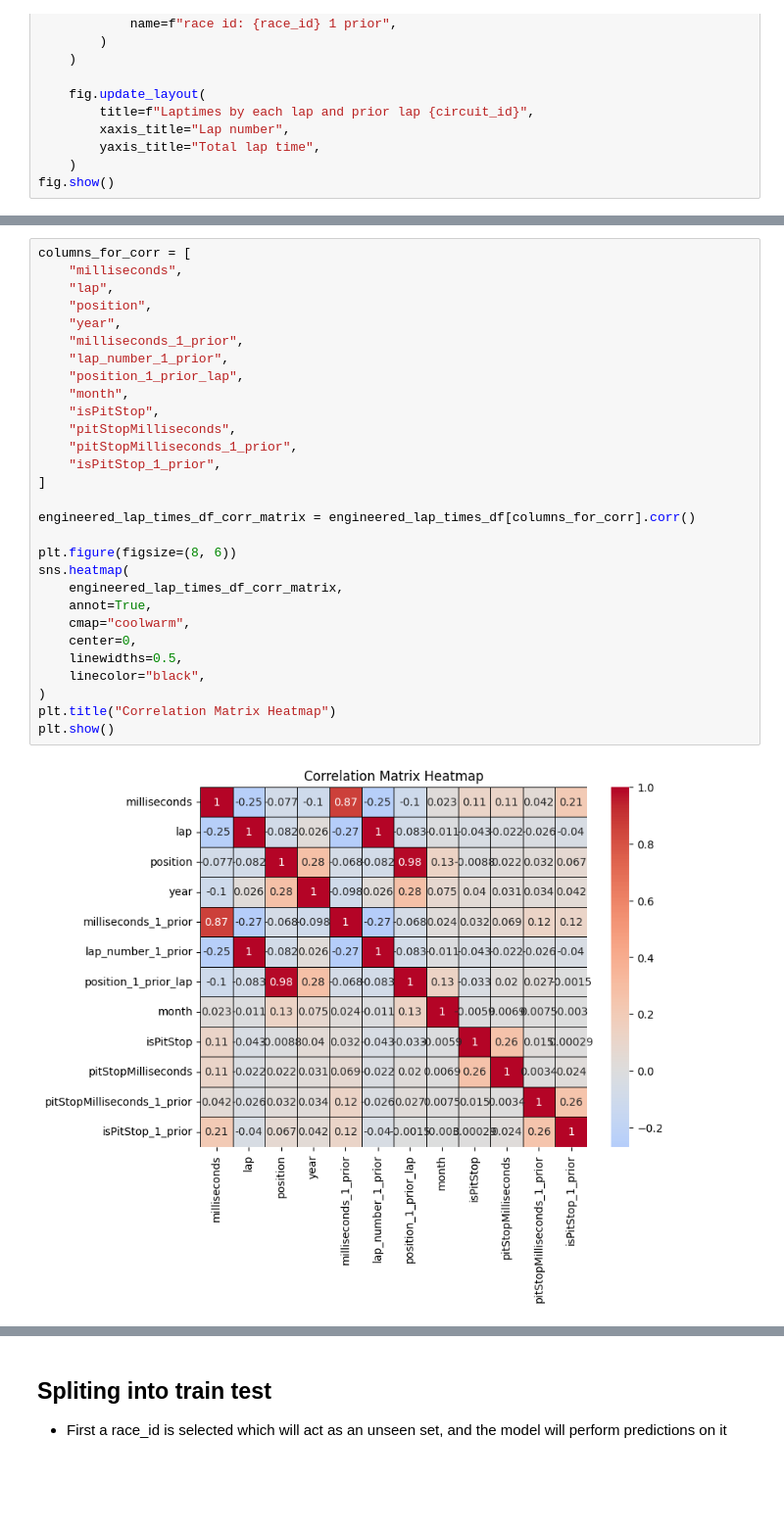
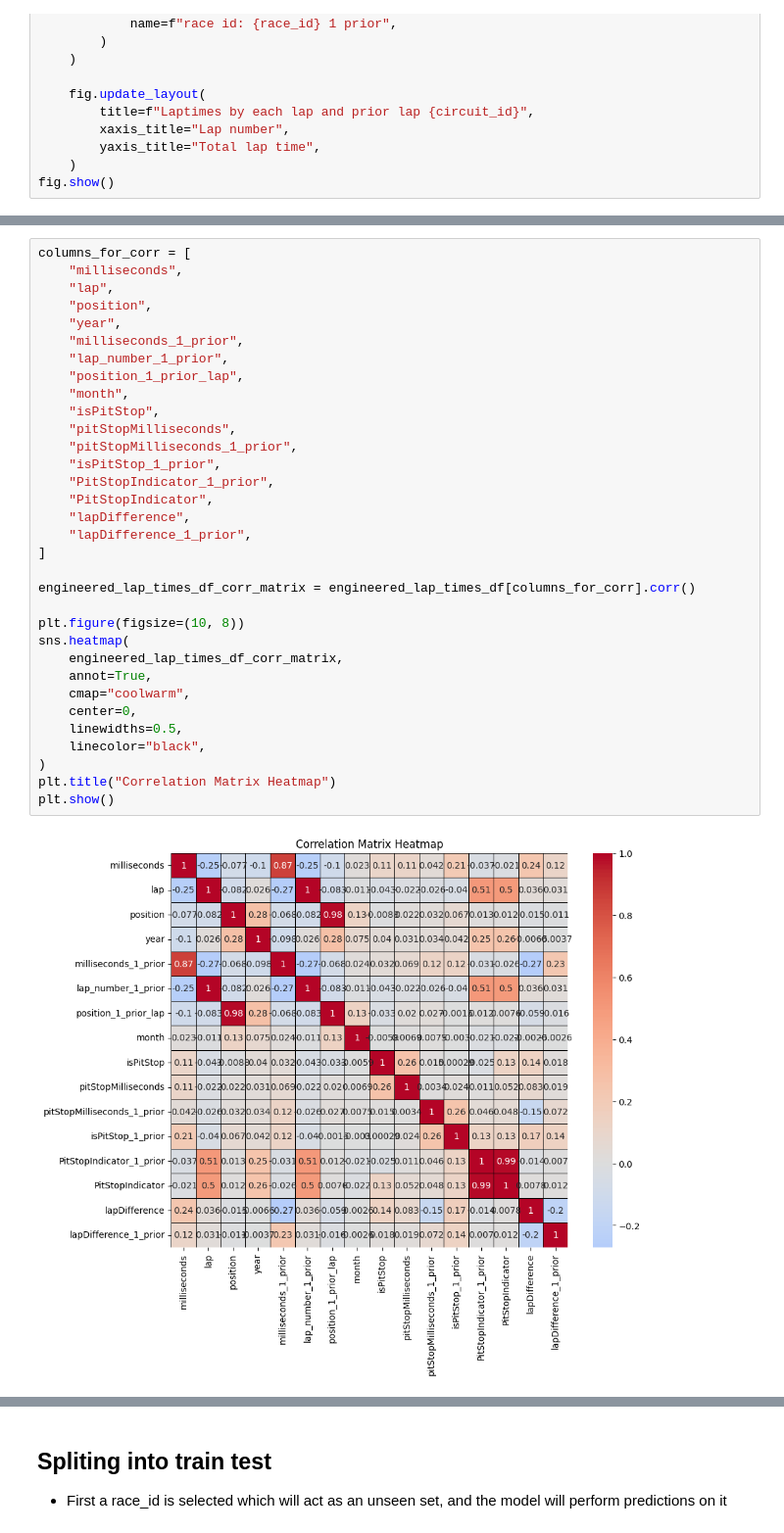
Before and after one commit to varunp04/predict-formula, a Jupyter notebook: src/model_training/master_pipeline_notebook.ipynb, the cells around one changed output, grey strips where cells are left out. Shown at 98% size. Drawn from its saved outputs; the diff is of its cells as text; blank space fills up the shorter version.

```diff
--- a/src/model_training/master_pipeline_notebook.ipynb
+++ b/src/model_training/master_pipeline_notebook.ipynb
@@ -373,31 +474,35 @@ Index(['raceId', 'lap', 'position', 'milliseconds', 'year', 'isPitStop',
 # %%
 columns_for_corr = [
     "milliseconds",
     "lap",
     "position",
     "year",
     "milliseconds_1_prior",
     "lap_number_1_prior",
     "position_1_prior_lap",
     "month",
     "isPitStop",
     "pitStopMilliseconds",
     "pitStopMilliseconds_1_prior",
     "isPitStop_1_prior",
+    "PitStopIndicator_1_prior",
+    "PitStopIndicator",
+    "lapDifference",
+    "lapDifference_1_prior",
 ]
 
 engineered_lap_times_df_corr_matrix = engineered_lap_times_df[columns_for_corr].corr()
 
-plt.figure(figsize=(8, 6))
+plt.figure(figsize=(10, 8))
 sns.heatmap(
     engineered_lap_times_df_corr_matrix,
     annot=True,
     cmap="coolwarm",
     center=0,
     linewidths=0.5,
     linecolor="black",
 )
 plt.title("Correlation Matrix Heatmap")
 plt.show()
 # %% [output]
-[figure, old version]
+[figure, new version]
```
Also changed, not shown: parts of 33 cells of this notebook, 9 other files.
